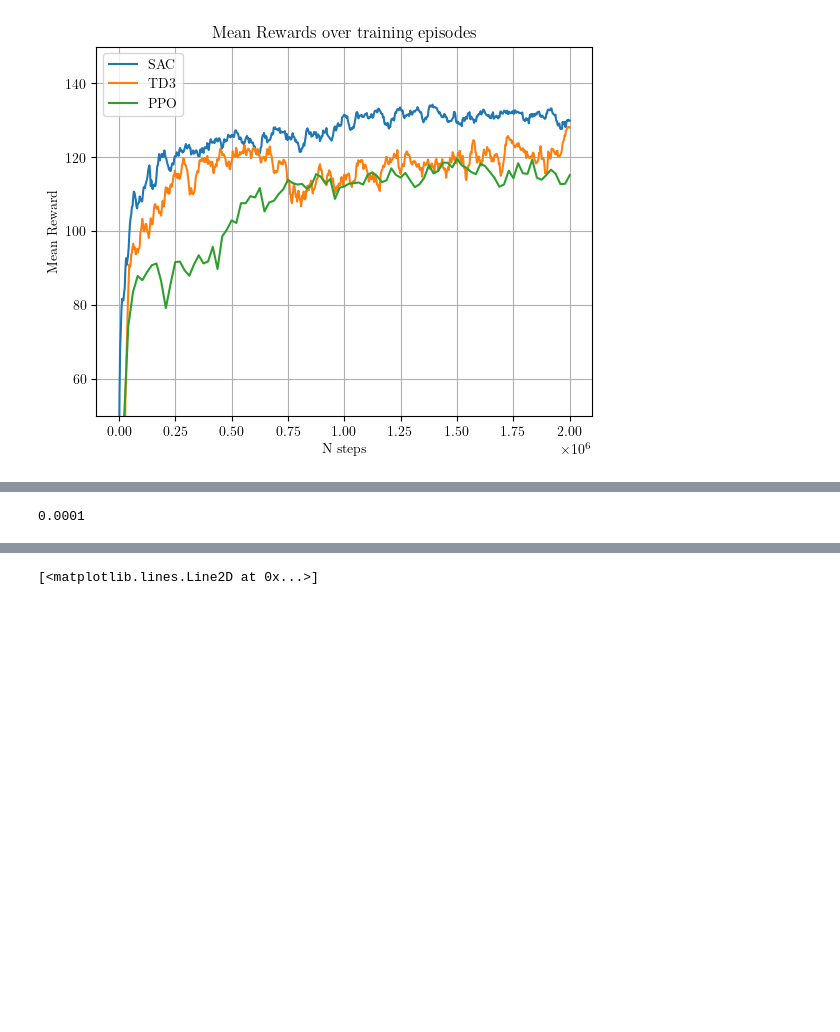
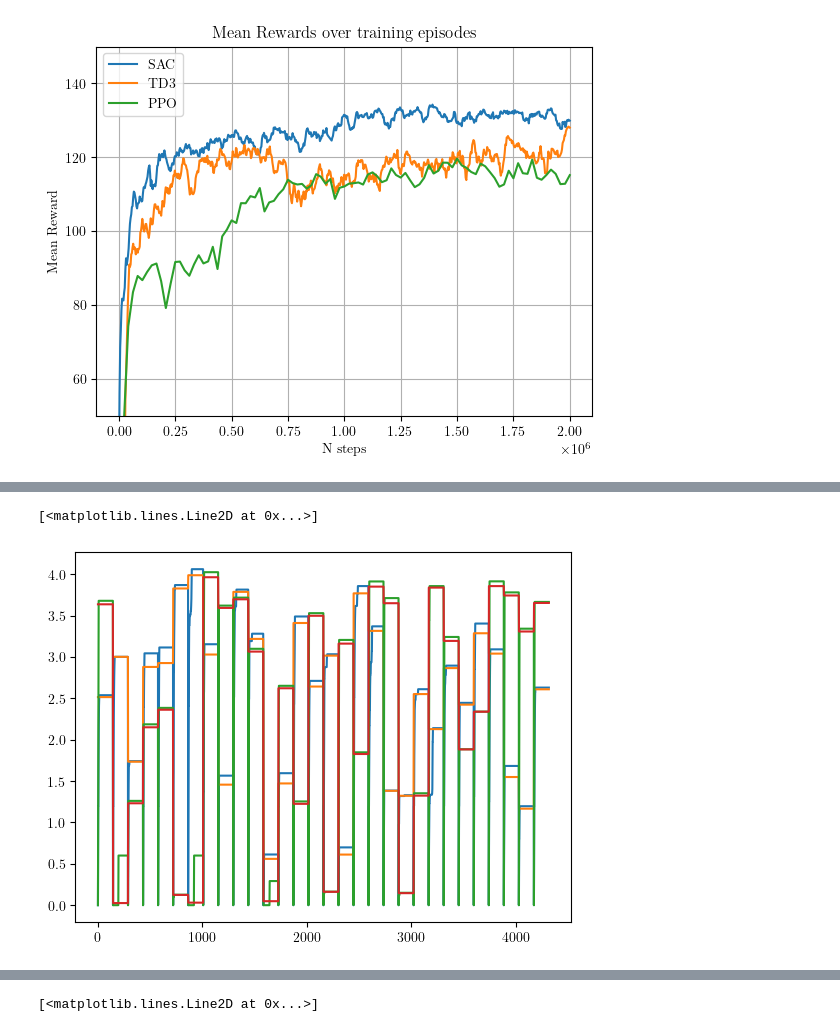
Before and after one commit to Claudio-zb/RL_WEF_MS, a Jupyter notebook: prando3.ipynb, the cells around one changed output, grey strips where cells are left out. Saved outputs shown, nothing was run; the diff lists cells and outputs as text; code cells hidden in the pictures; blank space fills up the shorter version.

```diff
--- a/prando3.ipynb
+++ b/prando3.ipynb
@@ -17,23 +18,3 @@ algorithms = ["PPO", "TD3", "SAC"]
 env = ContinousEMSEnv()
 env = normalizationWrapper(env)
 s, _ = env.reset()
-# %%
-# run experiments
-n_actions = env.action_space.shape[-1]
-
-for alg in algorithms:
-    model = None
-    if alg == "PPO":
-        model = PPO("MlpPolicy", env, verbose=1, learning_rate=3e-4, batch_size=128)
-    elif alg == "TD3":
-        action_noise = NormalActionNoise(mean=np.zeros(n_actions), sigma=0.1 * np.ones(n_actions))
-        model = TD3("MlpPolicy", env,action_noise=action_noise, verbose=1, learning_rate=3e-4, batch_size=128)
-    elif alg == "SAC":
-        model = SAC("MlpPolicy", env, verbose=1, learning_rate=3e-4, batch_size=128)
-    new_logger = configure(tmp_path+"/ems/"+alg, ["stdout", "csv", "tensorboard"])
-    model.set_logger(new_logger)
-    model.learn(total_timesteps=2_000_000, log_interval=10)
-    try:
-        model.save(tmp_path+"/ems/"+alg+f"/{alg}_du_norm_1")
-    except:
-        model.save(alg)
@@ -131,4 +107,13 @@ plt.ylim([0,1.1])
-# %%
-model.learning_rate
-# %% [output]
-0.0001
+# %%
+responses1 = PPO_data['responses']
+responses2 = TD3_data['responses']
+responses3 = SAC_data['responses']
+
+plt.plot(responses1[1,:-1])
+plt.plot(responses1[0,:-1])
+
+plt.plot(responses2[1,:-1])
+plt.plot(responses2[0,:-1])
+# %% [output]
+[<matplotlib.lines.Line2D at 0x...>]
+[figure, added]
```
Also changed, not shown: parts of 13 cells of this notebook, 3 other files.
